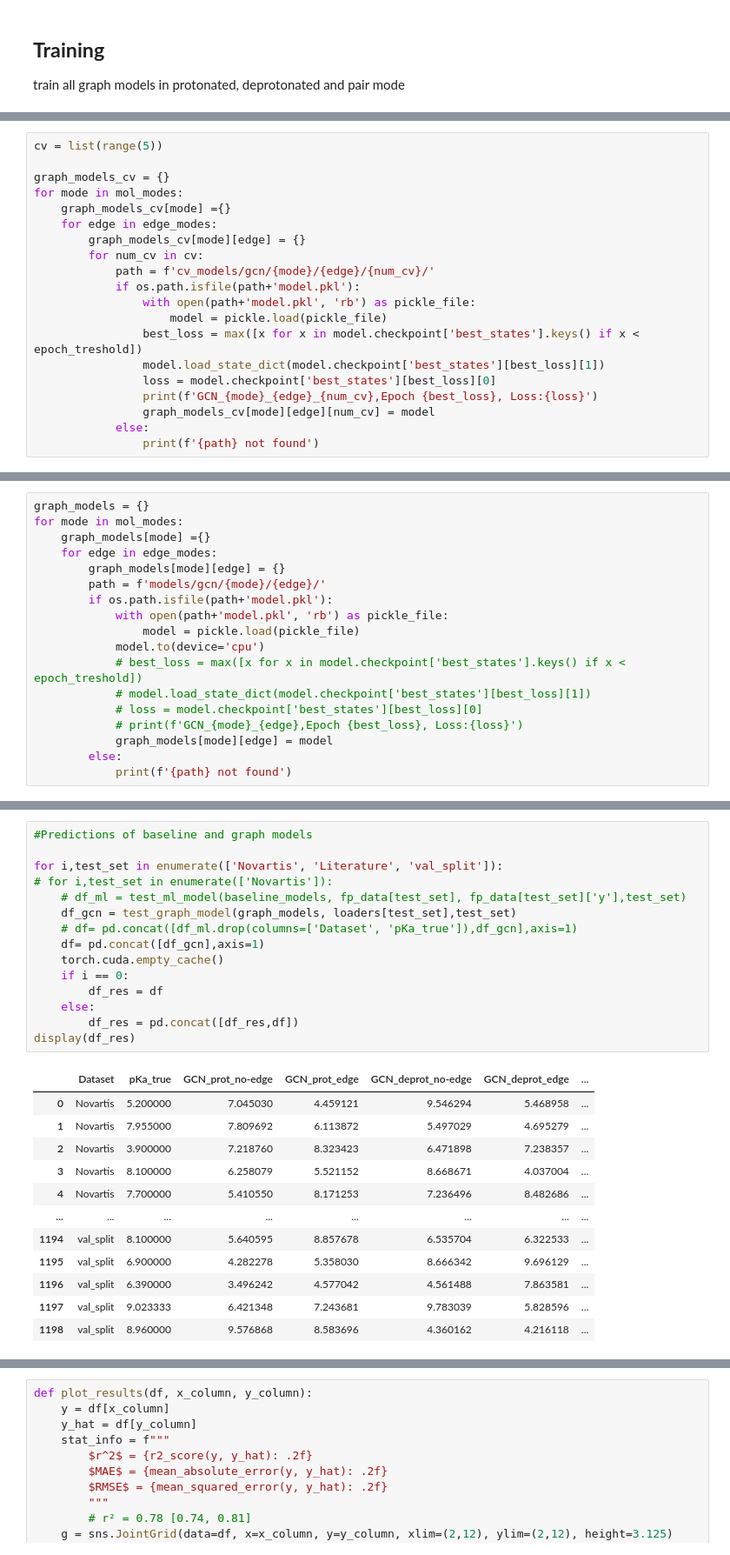
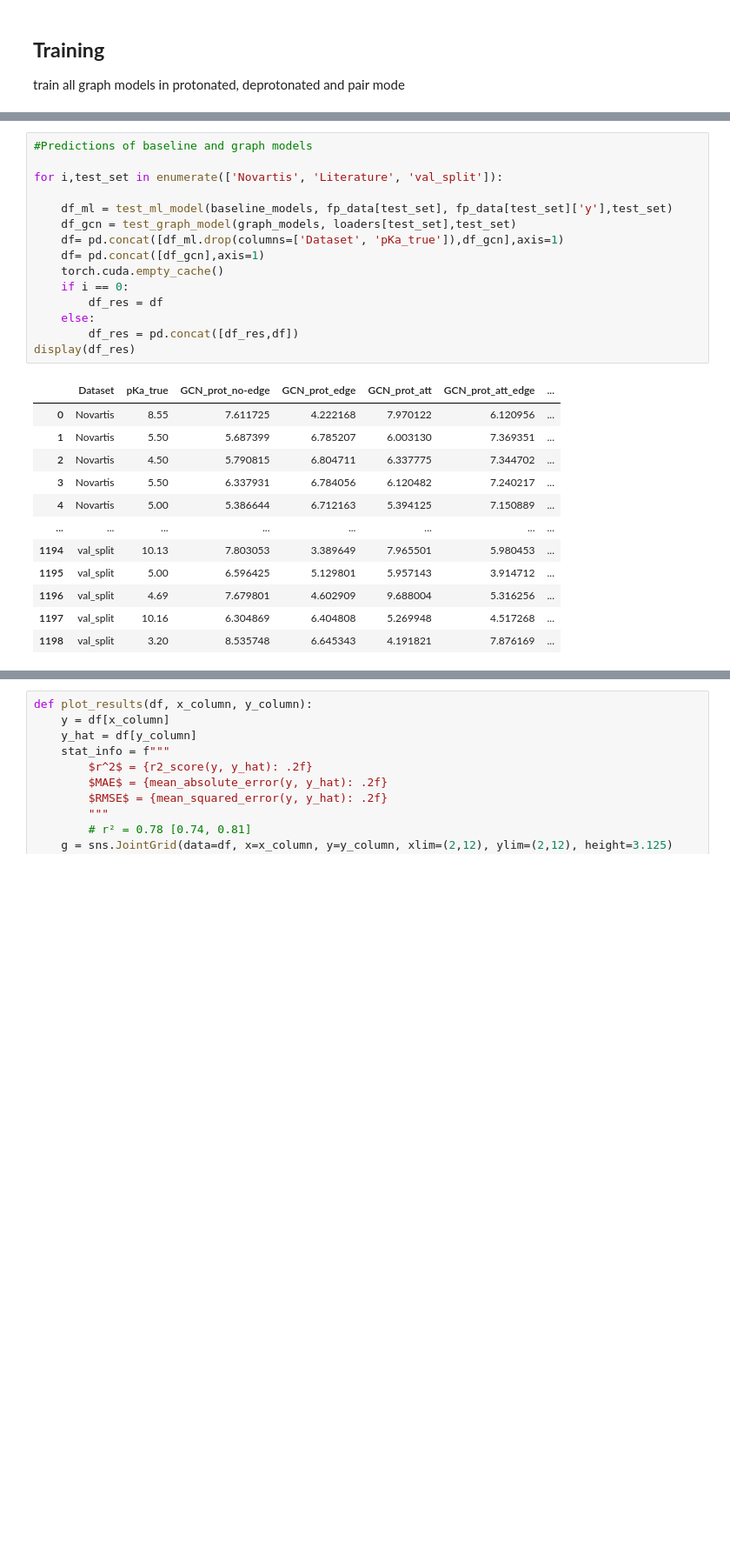
Before and after one commit to mayrf/pkasolver, a Jupyter notebook: examples/paper_run_1/paper_workflow.ipynb, the cells around one changed output, grey strips where cells are left out. Shown at 87% size. Cells and saved outputs as stored; diff of their text form; blank space fills up the shorter version.

```diff
--- a/examples/paper_run_1/paper_workflow.ipynb
+++ b/examples/paper_run_1/paper_workflow.ipynb
@@ -516,20 +370,0 @@ edge_modes=['no-edge','edge']
-# %%
-cv = list(range(5))
-
-graph_models_cv = {}
-for mode in mol_modes:
-    graph_models_cv[mode] ={}
-    for edge in edge_modes:
-        graph_models_cv[mode][edge] = {}
-        for num_cv in cv:
-            path = f'cv_models/gcn/{mode}/{edge}/{num_cv}/'
-            if os.path.isfile(path+'model.pkl'):
-                with open(path+'model.pkl', 'rb') as pickle_file:
-                    model = pickle.load(pickle_file)
-                best_loss = max([x for x in model.checkpoint['best_states'].keys() if x < epoch_treshold])
-                model.load_state_dict(model.checkpoint['best_states'][best_loss][1])
-                loss = model.checkpoint['best_states'][best_loss][0]
-                print(f'GCN_{mode}_{edge}_{num_cv},Epoch {best_loss}, Loss:{loss}')
-                graph_models_cv[mode][edge][num_cv] = model
-            else:
-                print(f'{path} not found')
@@ -578,19 +391 @@ GCN_pair_no-edge,Epoch 280, Loss:0.719
 ValueError: max() arg is an empty sequence
-# %%
-graph_models = {}
-for mode in mol_modes:
-    graph_models[mode] ={}
-    for edge in edge_modes:
-        graph_models[mode][edge] = {}
-        path = f'models/gcn/{mode}/{edge}/'
-        if os.path.isfile(path+'model.pkl'):
-            with open(path+'model.pkl', 'rb') as pickle_file:
-                model = pickle.load(pickle_file)
-            model.to(device='cpu')
-            # best_loss = max([x for x in model.checkpoint['best_states'].keys() if x < epoch_treshold])
-            # model.load_state_dict(model.checkpoint['best_states'][best_loss][1])
-            # loss = model.checkpoint['best_states'][best_loss][0]
-            # print(f'GCN_{mode}_{edge},Epoch {best_loss}, Loss:{loss}')
-            graph_models[mode][edge] = model
-        else:
-            print(f'{path} not found')
@@ -602,28 +392,28 @@ test the models and the valadation and the two external sets and store their pre
 # %%
 #Predictions of baseline and graph models
 
 for i,test_set in enumerate(['Novartis', 'Literature', 'val_split']):
-# for i,test_set in enumerate(['Novartis']):
-    # df_ml = test_ml_model(baseline_models, fp_data[test_set], fp_data[test_set]['y'],test_set)
+
+    df_ml = test_ml_model(baseline_models, fp_data[test_set], fp_data[test_set]['y'],test_set)
     df_gcn = test_graph_model(graph_models, loaders[test_set],test_set)
-    # df= pd.concat([df_ml.drop(columns=['Dataset', 'pKa_true']),df_gcn],axis=1)
+    df= pd.concat([df_ml.drop(columns=['Dataset', 'pKa_true']),df_gcn],axis=1)
     df= pd.concat([df_gcn],axis=1)
     torch.cuda.empty_cache()
     if i == 0:
         df_res = df
     else:
         df_res = pd.concat([df_res,df])
 display(df_res)
 # %% [output]
-|  | Dataset | pKa_true | GCN_prot_no-edge | GCN_prot_edge | GCN_deprot_no-edge | GCN_deprot_edge | ... |
-| 0 | Novartis | 5.200000 | 7.045030 | 4.459121 | 9.546294 | 5.468958 | ... |
-| 1 | Novartis | 7.955000 | 7.809692 | 6.113872 | 5.497029 | 4.695279 | ... |
-| 2 | Novartis | 3.900000 | 7.218760 | 8.323423 | 6.471898 | 7.238357 | ... |
-| 3 | Novartis | 8.100000 | 6.258079 | 5.521152 | 8.668671 | 4.037004 | ... |
-| 4 | Novartis | 7.700000 | 5.410550 | 8.171253 | 7.236496 | 8.482686 | ... |
+|  | Dataset | pKa_true | GCN_prot_no-edge | GCN_prot_edge | GCN_prot_att | GCN_prot_att_edge | ... |
+| 0 | Novartis | 8.55 | 7.611725 | 4.222168 | 7.970122 | 6.120956 | ... |
+| 1 | Novartis | 5.50 | 5.687399 | 6.785207 | 6.003130 | 7.369351 | ... |
+| 2 | Novartis | 4.50 | 5.790815 | 6.804711 | 6.337775 | 7.344702 | ... |
+| 3 | Novartis | 5.50 | 6.337931 | 6.784056 | 6.120482 | 7.240217 | ... |
+| 4 | Novartis | 5.00 | 5.386644 | 6.712163 | 5.394125 | 7.150889 | ... |
 | ... | ... | ... | ... | ... | ... | ... | ... |
-| 1194 | val_split | 8.100000 | 5.640595 | 8.857678 | 6.535704 | 6.322533 | ... |
-| 1195 | val_split | 6.900000 | 4.282278 | 5.358030 | 8.666342 | 9.696129 | ... |
-| 1196 | val_split | 6.390000 | 3.496242 | 4.577042 | 4.561488 | 7.863581 | ... |
-| 1197 | val_split | 9.023333 | 6.421348 | 7.243681 | 9.783039 | 5.828596 | ... |
-| 1198 | val_split | 8.960000 | 9.576868 | 8.583696 | 4.360162 | 4.216118 | ... |
+| 1194 | val_split | 10.13 | 7.803053 | 3.389649 | 7.965501 | 5.980453 | ... |
+| 1195 | val_split | 5.00 | 6.596425 | 5.129801 | 5.957143 | 3.914712 | ... |
+| 1196 | val_split | 4.69 | 7.679801 | 4.602909 | 9.688004 | 5.316256 | ... |
+| 1197 | val_split | 10.16 | 6.304869 | 6.404808 | 5.269948 | 4.517268 | ... |
+| 1198 | val_split | 3.20 | 8.535748 | 6.645343 | 4.191821 | 7.876169 | ... |
```
Also changed, not shown: parts of 36 cells of this notebook, 3 other files.
